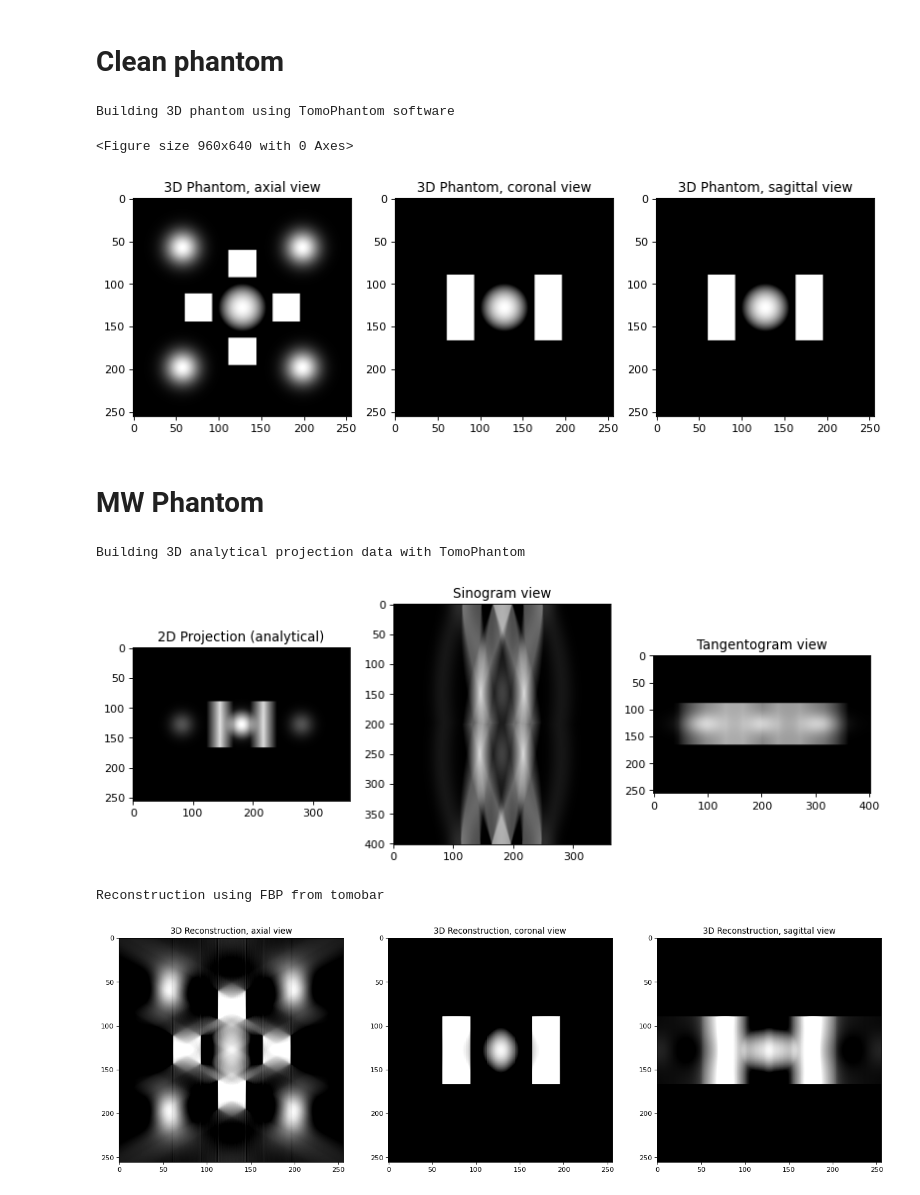
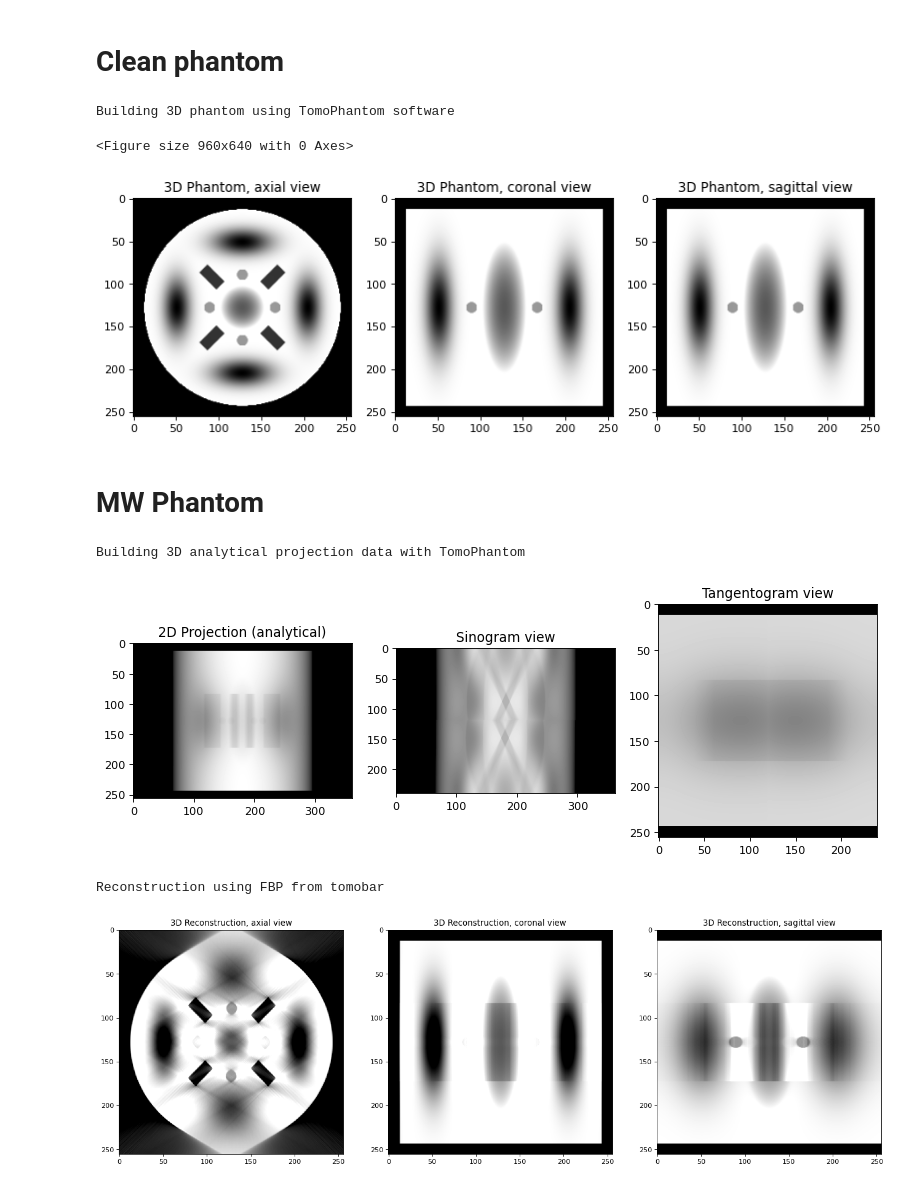
Before and after one commit to Fickincool/master-thesis, a Jupyter notebook: Notebooks/6.00_self2selfDenoising/6.08_tomoPhantoms.ipynb, the cells around one changed output. Cells and saved outputs as stored; diff of their text form; code cells hidden in the pictures.

Commit message:
Start experiments with noisy tomoPhantom simulated models

```diff
--- a/Notebooks/6.00_self2selfDenoising/6.08_tomoPhantoms.ipynb
+++ b/Notebooks/6.00_self2selfDenoising/6.08_tomoPhantoms.ipynb
@@ -59,7 +59,7 @@ Building 3D phantom using TomoPhantom software
 # Clean phantom
 # %%
 print ("Building 3D phantom using TomoPhantom software")
-model = 9 # select a model number from the library: 9, 14, 16
+model = 16 # select a model number from the library: 8, 14, 16
 N_size = 256 # Define phantom dimensions using a scalar value (cubic phantom)
 path = os.path.dirname(tomophantom.__file__)
 path_library3D = os.path.join(path, "Phantom3DLibrary.dat")
@@ -88,7 +88,7 @@ with mrcfile.new(os.path.join(saveFolder, filename), overwrite=True) as mrc:
 # %% [output]
 Building 3D phantom using TomoPhantom software
 <Figure size 960x640 with 0 Axes>
-[figure, old version]
+[figure, new version]
 # %% [markdown]
 # MW Phantom
 # %%
@@ -99,9 +99,13 @@ Vert_det = N_size # detector row count (vertical) (no reason for it to be > N)
 # angles_num = int(0.5*np.pi*N_size); # angles number original
 # angles = np.linspace(0.0,179.9,angles_num,dtype='float32') # in degrees
 #### missing wedge angles
-angles_num = int(0.5*np.pi*N_size) # angles number original
-angles = list(np.linspace(0,60,angles_num//2,dtype='float32')) # in degrees
-_angles = list(np.linspace(120,180,angles_num//2,dtype='float32')) # in degrees
+# angles_num = int(0.5*np.pi*N_size) # angles number original
+# angles = list(np.linspace(0,60,angles_num//2,dtype='float32')) # in degrees
+# _angles = list(np.linspace(120,180,angles_num//2,dtype='float32')) # in degrees
+
+angles = list(np.arange(0, 60, 0.5, dtype='float32')) # in degrees
+_angles = list(np.arange(120, 180, 0.5, dtype='float32')) # in degrees
+
 angles = np.array(angles+_angles)
 
 angles_rad = angles*(np.pi/180.0)
@@ -110,7 +114,7 @@ print ("Building 3D analytical projection data with TomoPhantom")
 projData3D_analyt= TomoP3D.ModelSino(model, N_size, Horiz_det, Vert_det, angles, path_library3D)
 
 intens_max_clean = np.max(projData3D_analyt)
-sliceSel = 150
+sliceSel = len(angles)//2
 plt.figure()
 plt.subplot(131)
 plt.imshow(projData3D_analyt[:,sliceSel,:],vmin=0, vmax=intens_max_clean)
@@ -124,41 +128,41 @@ plt.title('Tangentogram view')
 plt.show()
 # %% [output]
 Building 3D analytical projection data with TomoPhantom
-[figure, old version]
+[figure, new version]
 # %%
 print ("Reconstruction using FBP from tomobar")
 # initialise tomobar DIRECT reconstruction class ONCE
 from tomobar.methodsDIR import RecToolsDIR
 RectoolsDIR = RecToolsDIR(DetectorsDimH = Horiz_det,  # DetectorsDimH # detector dimension (horizontal)
                     DetectorsDimV = Vert_det,  # DetectorsDimV # detector dimension (vertical) for 3D case only
                     CenterRotOffset = None, # The Center of Rotation (CoR) scalar
                     AnglesVec = angles_rad, # array of angles in radians
                     ObjSize = N_size, # a scalar to define reconstructed object dimensions
                     device_projector = 'gpu')
 
-recNumerical= RectoolsDIR.FBP(projData3D_analyt) # FBP reconstruction
+mw_reconstruction= RectoolsDIR.FBP(projData3D_analyt) # FBP reconstruction
 
 sliceSel = int(0.5*N_size)
 max_val = 1
 #plt.gray()
 plt.figure(figsize=(20, 14))
 plt.subplot(131)
-plt.imshow(recNumerical[sliceSel,:,:],vmin=0, vmax=max_val)
+plt.imshow(mw_reconstruction[sliceSel,:,:],vmin=0, vmax=max_val)
 plt.title('3D Reconstruction, axial view')
 
 plt.subplot(132)
-plt.imshow(recNumerical[:,sliceSel,:],vmin=0, vmax=max_val)
+plt.imshow(mw_reconstruction[:,sliceSel,:],vmin=0, vmax=max_val)
 plt.title('3D Reconstruction, coronal view')
 
 plt.subplot(133)
-plt.imshow(recNumerical[:,:,sliceSel],vmin=0, vmax=max_val)
+plt.imshow(mw_reconstruction[:,:,sliceSel],vmin=0, vmax=max_val)
 plt.title('3D Reconstruction, sagittal view')
 plt.show()
 
 
 filename = 'tomoPhantom_model%i_MW.mrc' %model
 with mrcfile.new(os.path.join(saveFolder, filename), overwrite=True) as mrc:
-    mrc.set_data(recNumerical)
+    mrc.set_data(mw_reconstruction)
 # %% [output]
 Reconstruction using FBP from tomobar
-[figure, old version]
+[figure, new version]
```
Also changed, not shown: parts of 9 cells of this notebook, 6 other files.
